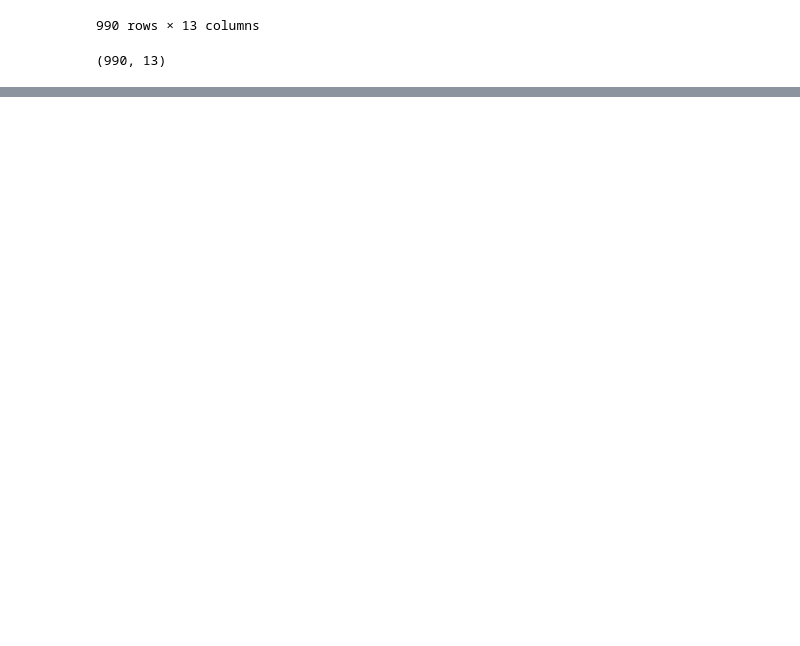
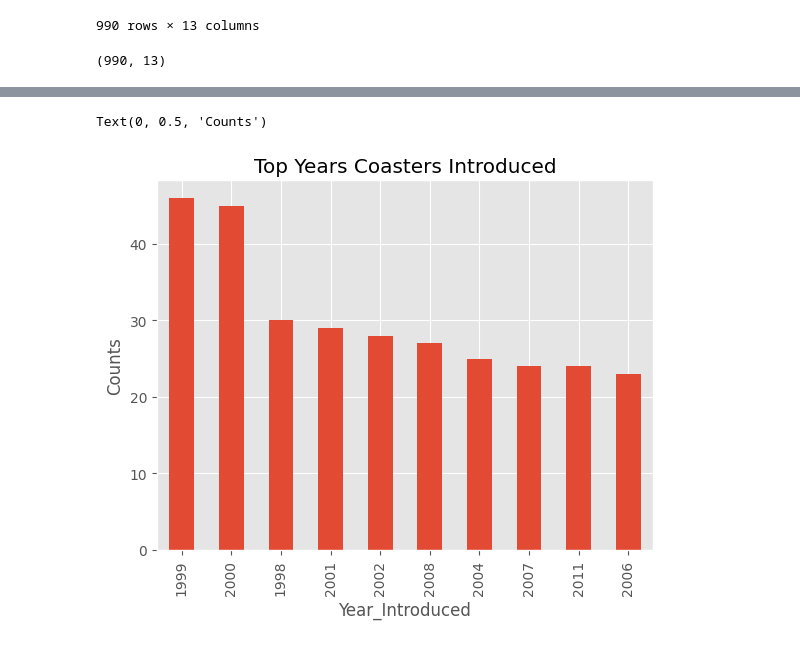
Before and after one commit to abhi-ram-M/Task-2, a Jupyter notebook: Task-2.ipynb, the cells around one changed output, grey strips where cells are left out. Cells and saved outputs as stored; diff of their text form; code cells hidden in the pictures; blank space fills up the shorter version.

```diff
--- a/Task-2.ipynb
+++ b/Task-2.ipynb
@@ -161,0 +180,7 @@ df.shape
+# %%
+ax = df['Year_Introduced'].value_counts().head(10).plot(kind = 'bar', title = 'Top Years Coasters Introduced')
+ax.set_xlabel('Year_Introduced')
+ax.set_ylabel('Counts')
+# %% [output]
+Text(0, 0.5, 'Counts')
+[figure, added]
```
Also changed, not shown: parts of 10 cells of this notebook.
